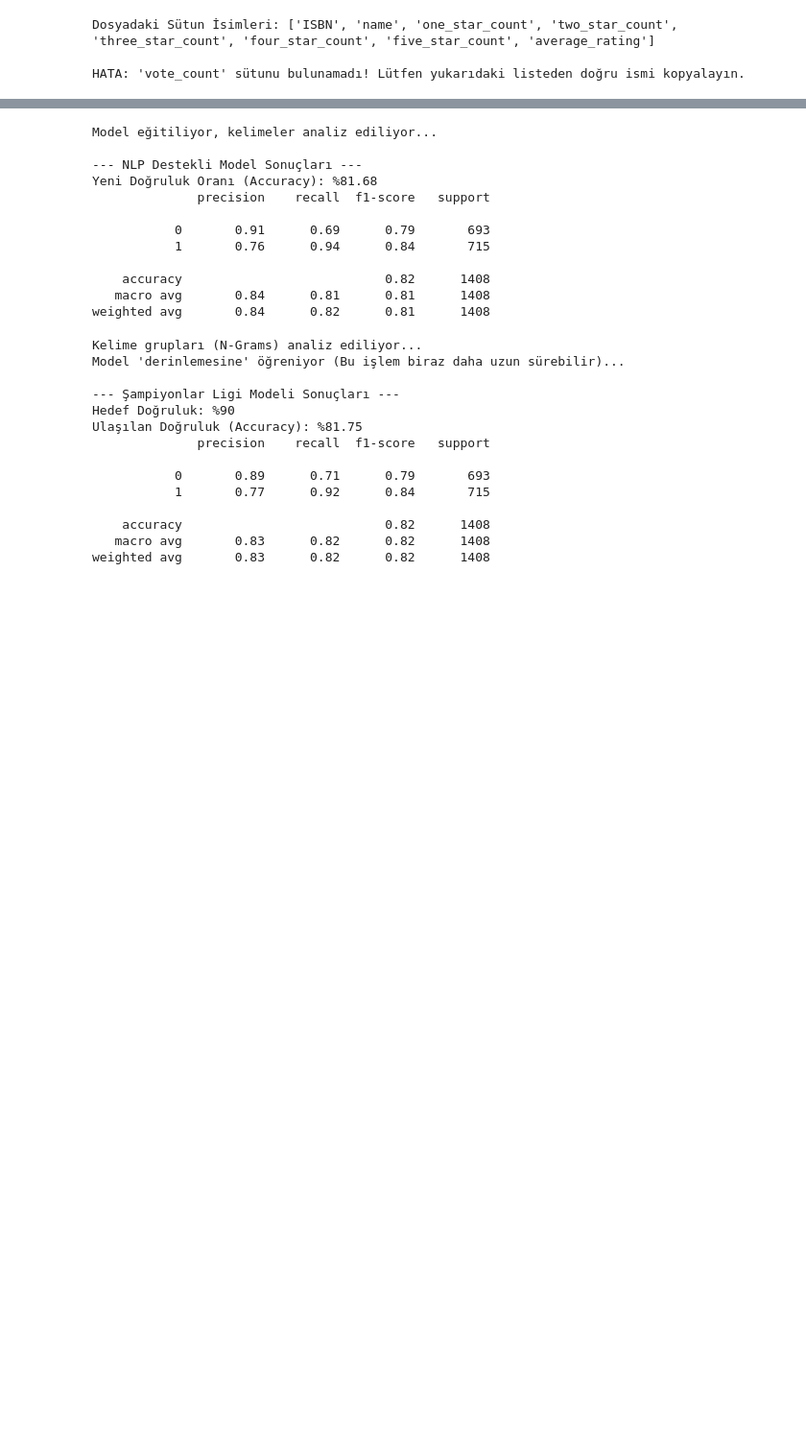
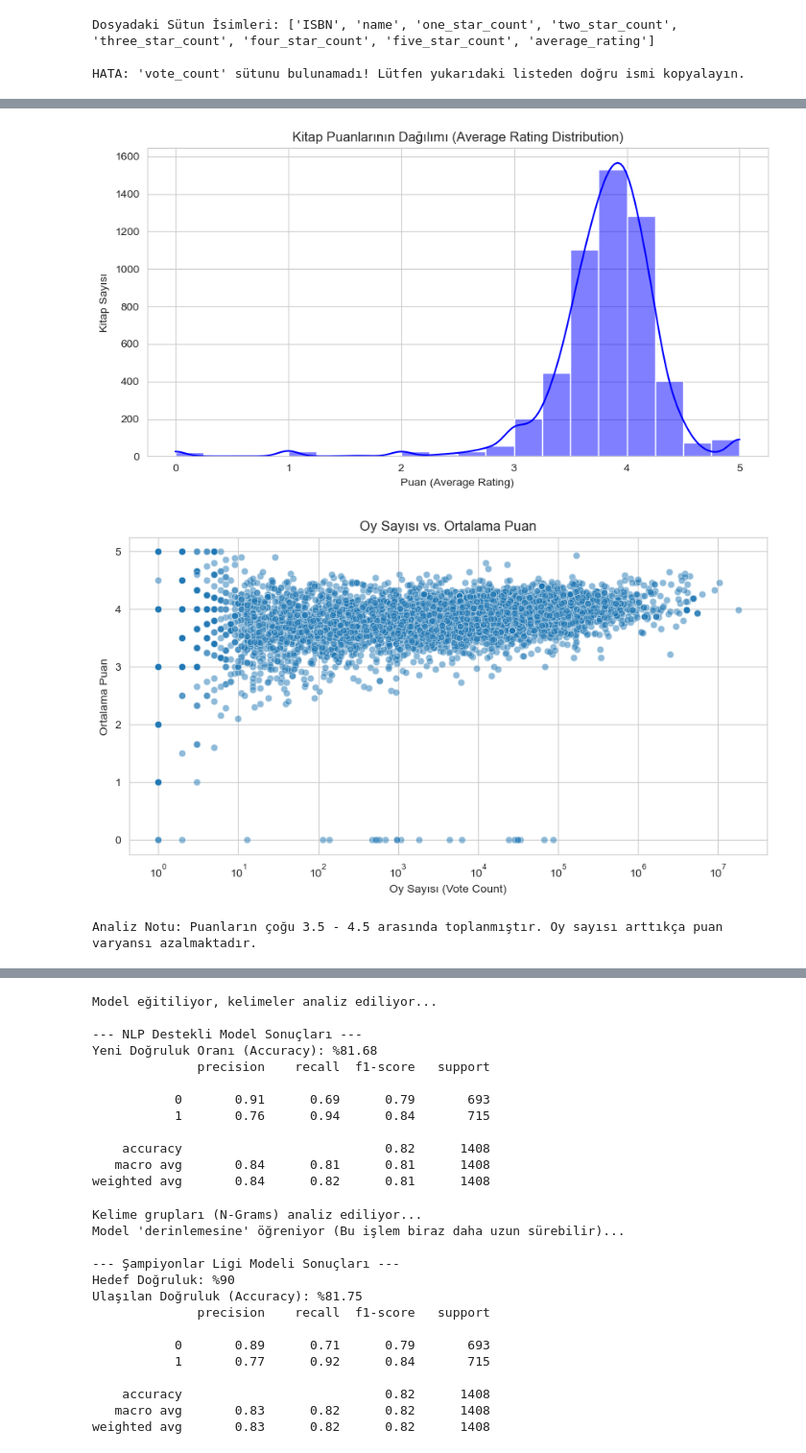
Before and after one commit to ilydozttrk/MakineOgrenmesiProjesi, a Jupyter notebook: MakineOgrenmesiProjesi.ipynb, the cells around one changed output, grey strips where cells are left out. Shown at 96% size. Drawn from its saved outputs; the diff is of its cells as text; code cells hidden in the pictures; blank space fills up the shorter version.

```diff
--- a/MakineOgrenmesiProjesi.ipynb
+++ b/MakineOgrenmesiProjesi.ipynb
@@ -284,3 +328,33 @@ Modelin Doğruluk Oranı (Accuracy): %81.11
+# %%
+import matplotlib.pyplot as plt
+import seaborn as sns
+
+# Grafik stili
+sns.set_style("whitegrid")
+
+# 1. Puan Dağılımı Grafiği
+plt.figure(figsize=(10, 5))
+sns.histplot(books_df['average_rating'], bins=20, kde=True, color='blue')
+plt.title('Kitap Puanlarının Dağılımı (Average Rating Distribution)')
+plt.xlabel('Puan (Average Rating)')
+plt.ylabel('Kitap Sayısı')
+plt.show()
+
+# 2. Oy Sayıları ile Puan Arasındaki İlişki
+# (Çok oy alan kitaplar genelde yüksek puan mı alıyor?)
+plt.figure(figsize=(10, 5))
+sns.scatterplot(x='vote_count', y='average_rating', data=books_df, alpha=0.5)
+plt.title('Oy Sayısı vs. Ortalama Puan')
+plt.xlabel('Oy Sayısı (Vote Count)')
+plt.ylabel('Ortalama Puan')
+plt.xscale('log') # Çok büyük farklar olduğu için logaritmik ölçek
+plt.show()
+
+print("Analiz Notu: Puanların çoğu 3.5 - 4.5 arasında toplanmıştır. Oy sayısı arttıkça puan varyansı azalmaktadır.")
+# %% [output]
+[figure, added]
+[figure, added]
+Analiz Notu: Puanların çoğu 3.5 - 4.5 arasında toplanmıştır. Oy sayısı arttıkça puan varyansı azalmaktadır.
 # %%
 import pandas as pd
 import seaborn as sns
```
Also changed, not shown: parts of 9 cells of this notebook.
